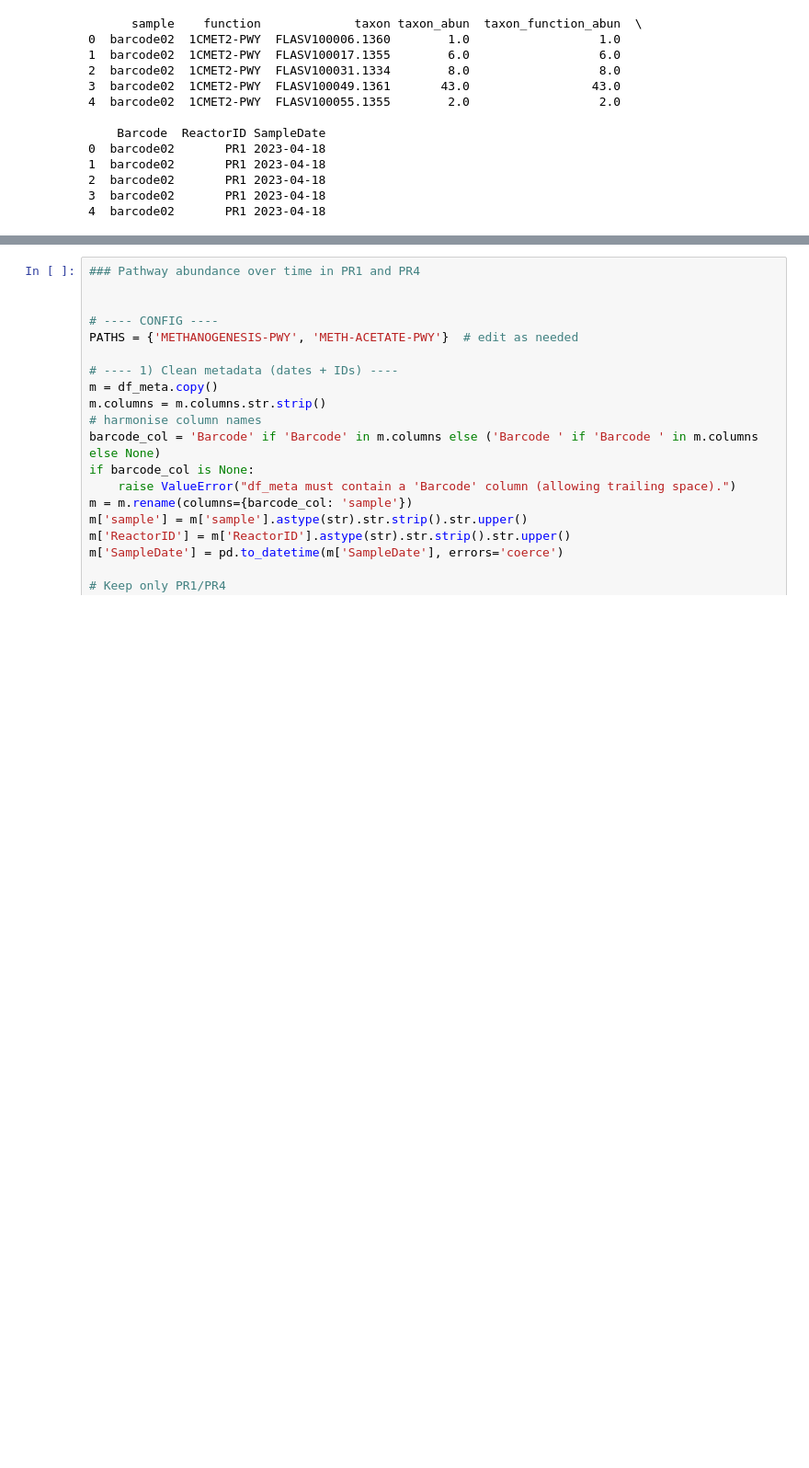
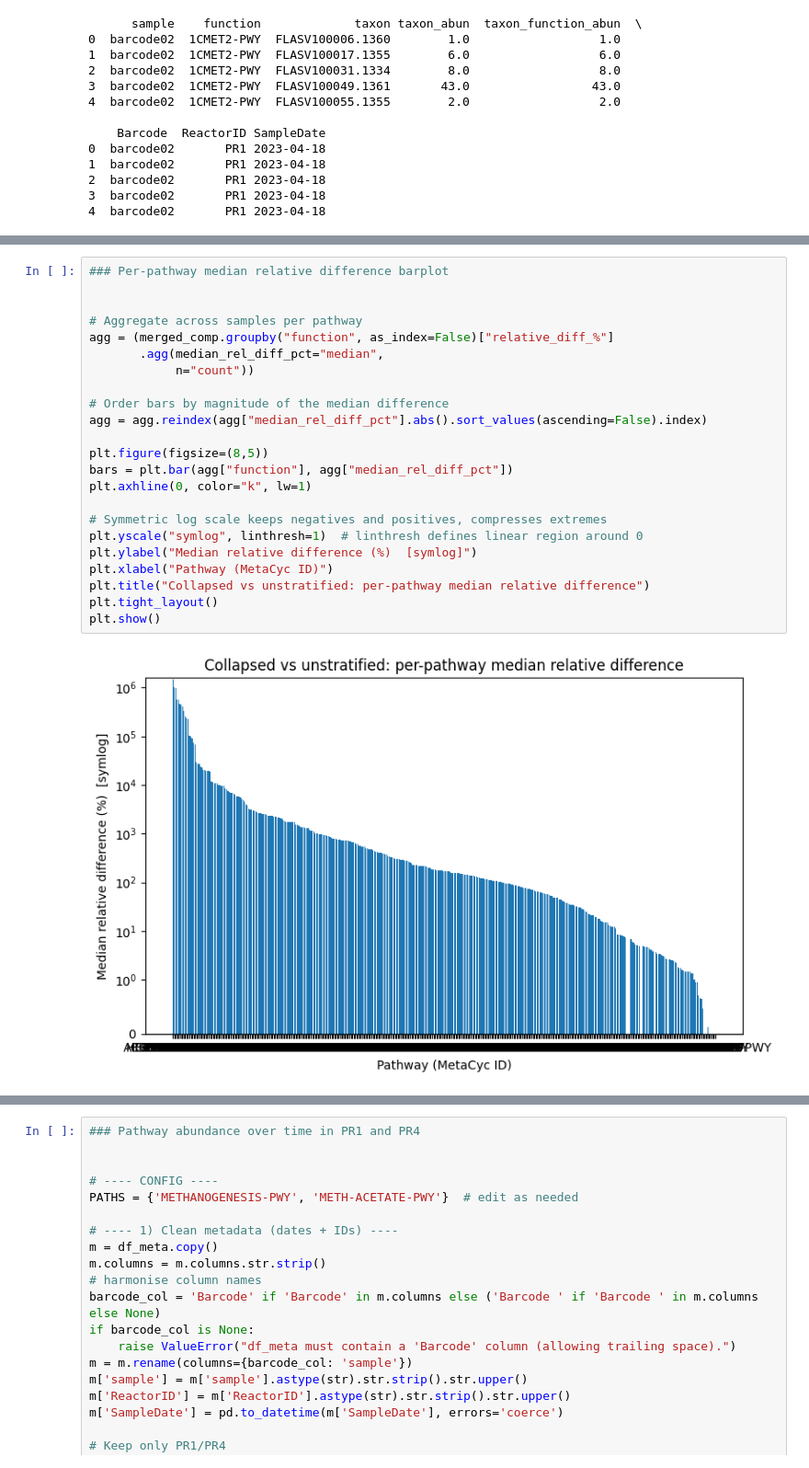
Before and after one commit to PachacutiX/Meta2Insight, a Jupyter notebook: code/picrust2_testruns/stratified/temp_differences.ipynb, the cells around one changed output, grey strips where cells are left out. Shown at 92% size. Drawn from its saved outputs; the diff is of its cells as text; blank space fills up the shorter version.

```diff
--- a/code/picrust2_testruns/stratified/temp_differences.ipynb
+++ b/code/picrust2_testruns/stratified/temp_differences.ipynb
@@ -467,0 +543,25 @@ plt.show()
+# %%
+### Per-pathway median relative difference barplot
+
+
+# Aggregate across samples per pathway
+agg = (merged_comp.groupby("function", as_index=False)["relative_diff_%"]
+       .agg(median_rel_diff_pct="median",
+            n="count"))
+
+# Order bars by magnitude of the median difference
+agg = agg.reindex(agg["median_rel_diff_pct"].abs().sort_values(ascending=False).index)
+
+plt.figure(figsize=(8,5))
+bars = plt.bar(agg["function"], agg["median_rel_diff_pct"])
+plt.axhline(0, color="k", lw=1)
+
+# Symmetric log scale keeps negatives and positives, compresses extremes
+plt.yscale("symlog", linthresh=1)  # linthresh defines linear region around 0
+plt.ylabel("Median relative difference (%)  [symlog]")
+plt.xlabel("Pathway (MetaCyc ID)")
+plt.title("Collapsed vs unstratified: per-pathway median relative difference")
+plt.tight_layout()
+plt.show()
+# %% [output]
+[figure, added]
```
Also changed, not shown: parts of 7 cells of this notebook.
